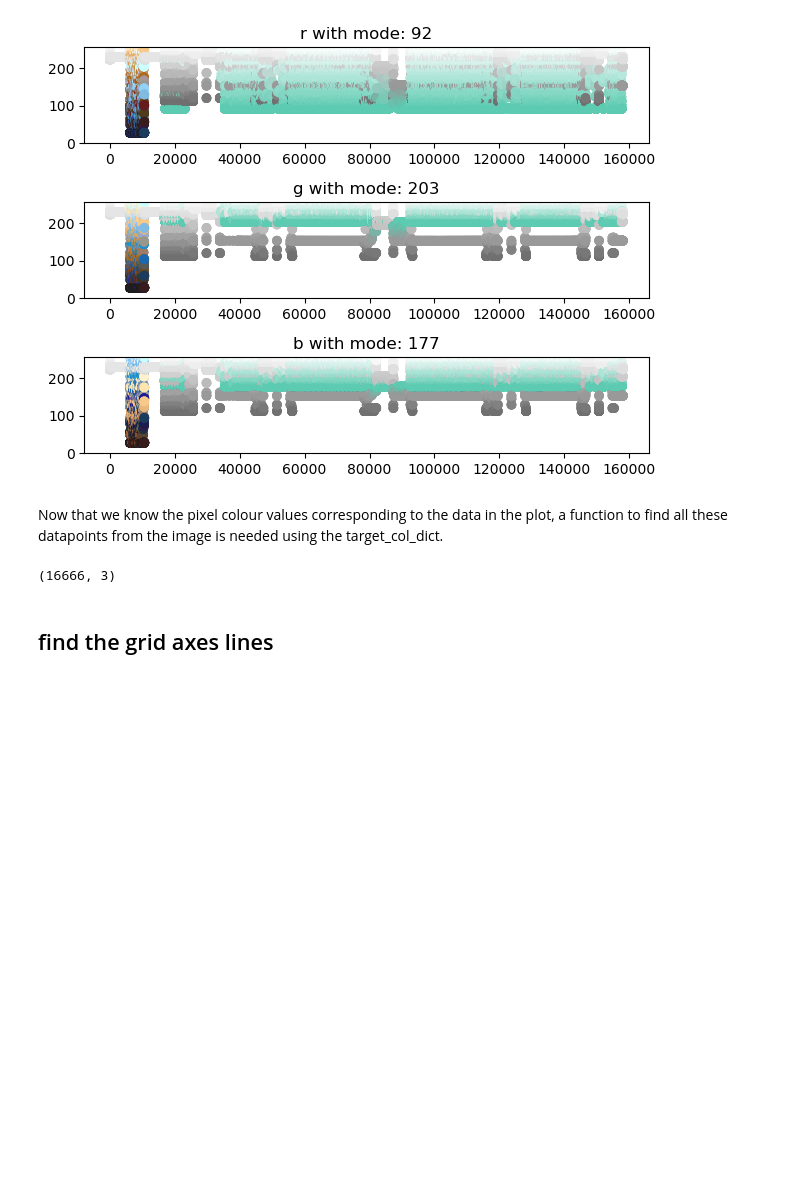
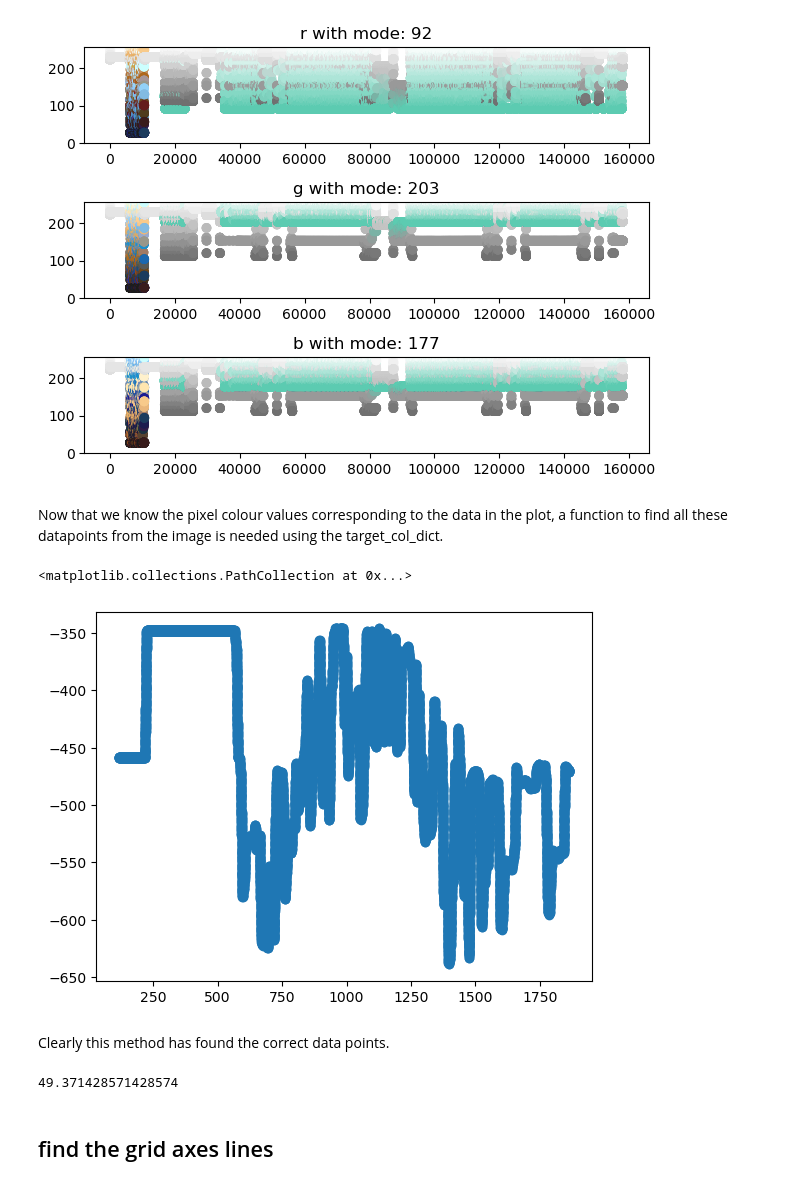
Before and after one commit to jordanesmith/Carbon-Intensity-Project-, a Jupyter notebook: experiments.ipynb, the cells around one changed output. Cells and saved outputs as stored; diff of their text form; code cells hidden in the pictures; blank space fills up the shorter version.

Commit message:
found all datapoints

```diff
--- a/experiments.ipynb
+++ b/experiments.ipynb
@@ -49,9 +49,30 @@ plots
 Now that we know the pixel colour values corresponding to the data in the plot, a function to find all these datapoints from the image is needed using the target_col_dict.
 # %%
 img_arr = np.asarray(img)
-np.argwhere(img_arr[:,:,:-2] == np.array([val for val in target_col_dict.values()])).shape # TODO Continue here make this functino
+target_arr = np.array([val for val in target_col_dict.values()])
+data_pixels_coords = []
+for i,row in enumerate(img_arr):
+    for j,pixel in enumerate(row):
+        if all(pixel == target_arr): # without this, the pixels top left from the colour label in original image will be detected
+            if i >= 200:
+                data_pixels_coords.append([j,i])
+
+arr_data_pix_coords = np.array(data_pixels_coords)
+
+plt.scatter(arr_data_pix_coords[:,0], -1*arr_data_pix_coords[:,1])
 # %% [output]
-(16666, 3)
+<matplotlib.collections.PathCollection at 0x...>
+[figure, added]
+# %% [markdown]
+Clearly this method has found the correct data points.
+# %%
+first_data_point_x = min(arr_data_pix_coords[:,0])
+last_data_point_x = max(arr_data_pix_coords[:,0])
+seconds_in_day = 60*60*24
+seconds_per_pixel = seconds_in_day / abs(last_data_point_x - first_data_point_x)
+seconds_per_pixel
+# %% [output]
+49.371428571428574
 # %% [markdown]
 ## find the grid axes lines
 # %% [markdown]
```
